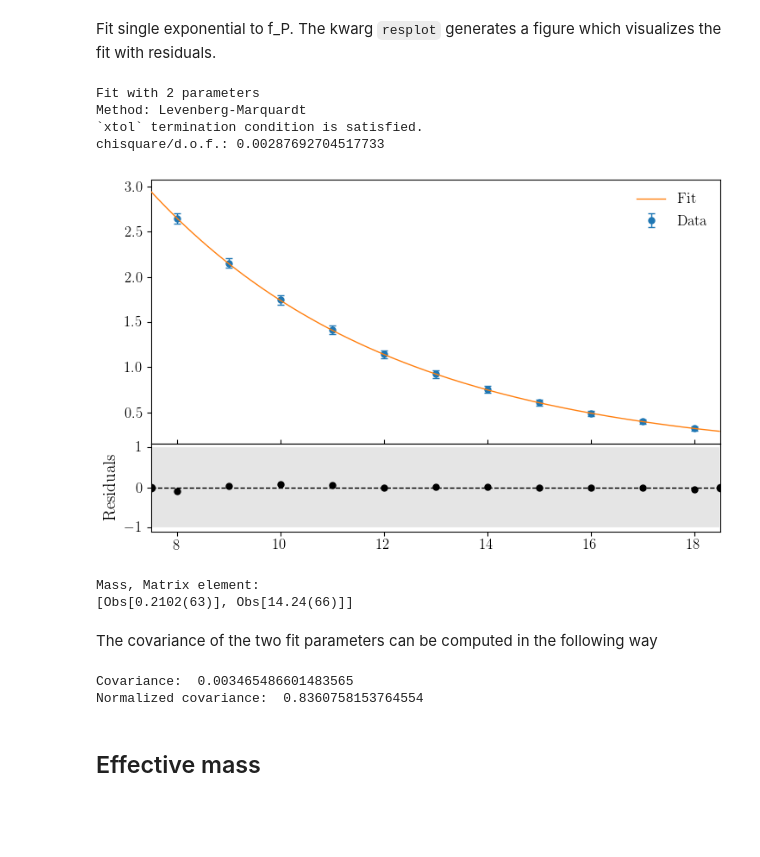
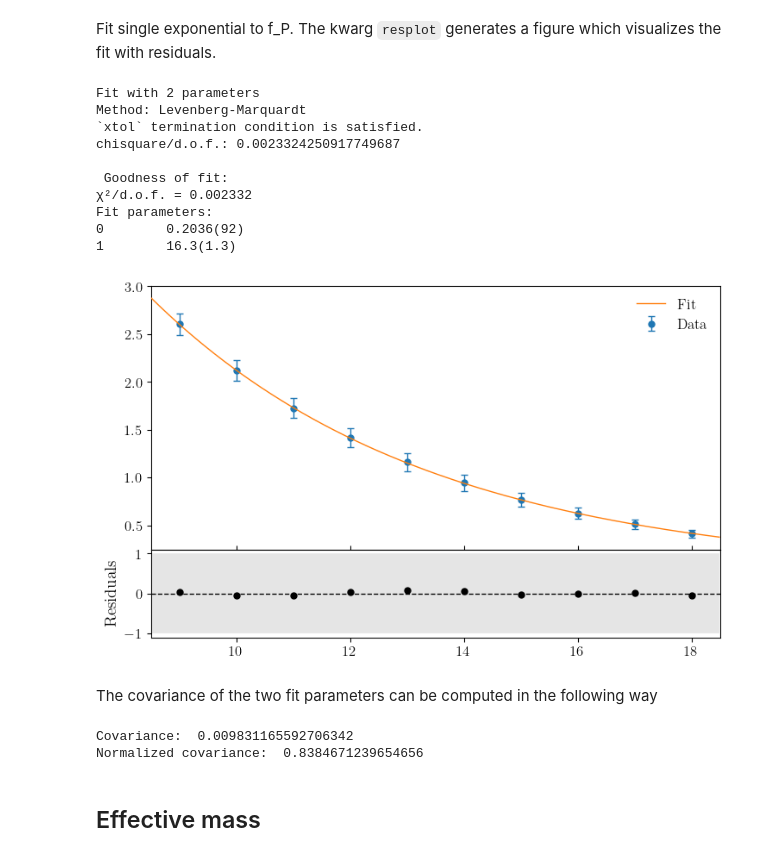
Before and after one commit to fjosw/pyerrors, a Jupyter notebook: examples/04_fit_example.ipynb, the cells around one changed output. Cells and saved outputs as stored; diff of their text form; code cells hidden in the pictures; blank space fills up the shorter version.

```diff
--- a/examples/04_fit_example.ipynb
+++ b/examples/04_fit_example.ipynb
@@ -7,10 +7,3 @@ plt.style.use('./base_style.mplstyle')
 plt.rc('text', usetex=True)
 # %% [markdown]
 Read data from the pcac example
-# %%
-p_obs = {}
-p_obs['f_P'] = pe.load_object('./data/B1k2_f_P.p')
-
-# f_A can be accesed via p_obs['f_A']
-
-[o.gamma_method() for o in p_obs['f_P']];
@@ -23,32 +24,33 @@ def func_exp(a, x):
     return y
 # %% [markdown]
 Fit single exponential to f_P. The kwarg `resplot` generates a figure which visualizes the fit with residuals.
-# %%
-# Specify fit range for single exponential fit
-start_se = 8
-stop_se = 19
-
-a = pe.fits.standard_fit(np.arange(start_se, stop_se), p_obs['f_P'][start_se:stop_se], func_exp, resplot=True)
-[o.gamma_method() for o in a]
-print('Mass, Matrix element:')
-print(a)
-# %% [output]
-Fit with 2 parameters
-Method: Levenberg-Marquardt
-`xtol` termination condition is satisfied.
-chisquare/d.o.f.: 0.00287692704517733
-[figure, removed]
-Mass, Matrix element:
-[Obs[0.2102(63)], Obs[14.24(66)]]
+# %%
+start_fit = 9
+stop_fit = 18
+
+fit_result = fP.fit(func_exp, [start_fit, stop_fit], resplot=True)
+print("\n", fit_result)
+# %% [output]
+Fit with 2 parameters
+Method: Levenberg-Marquardt
+`xtol` termination condition is satisfied.
+chisquare/d.o.f.: 0.0023324250917749687
+
+ Goodness of fit:
+χ²/d.o.f. = 0.002332
+Fit parameters:
+0        0.2036(92)
+1        16.3(1.3)
+[figure, added]
 # %% [markdown]
 The covariance of the two fit parameters can be computed in the following way
 # %%
-cov_01 = pe.fits.covariance(a[0], a[1])
+cov_01 = pe.fits.covariance(fit_result[0], fit_result[1])
 print('Covariance: ', cov_01)
-print('Normalized covariance: ', cov_01 / a[0].dvalue / a[1].dvalue)
+print('Normalized covariance: ', cov_01 / fit_result[0].dvalue / fit_result[1].dvalue)
 # %% [output]
-Covariance:  0.003465486601483565
-Normalized covariance:  0.8360758153764554
+Covariance:  0.009831165592706342
+Normalized covariance:  0.8384671239654656
 # %% [markdown]
 ## Effective mass
 # %% [markdown]
```
Also changed, not shown: parts of 30 cells of this notebook, 1 other file.
